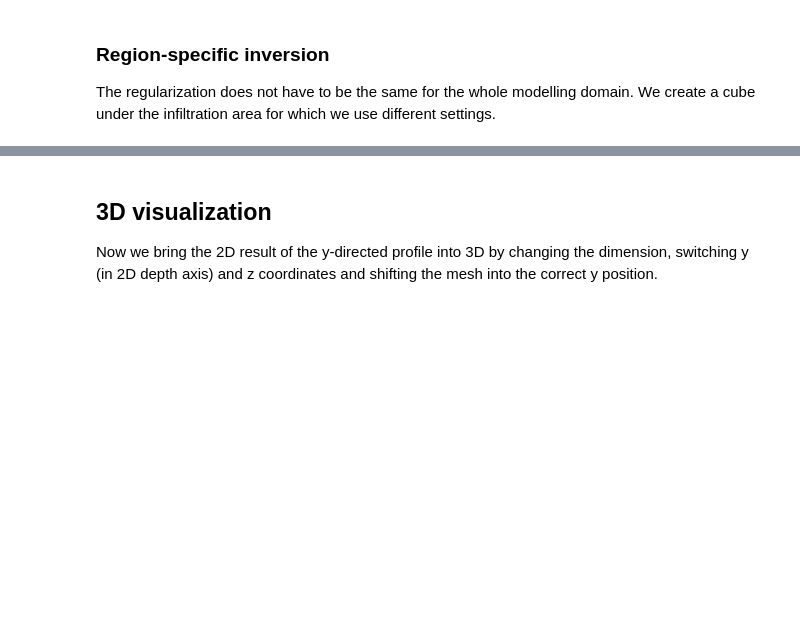
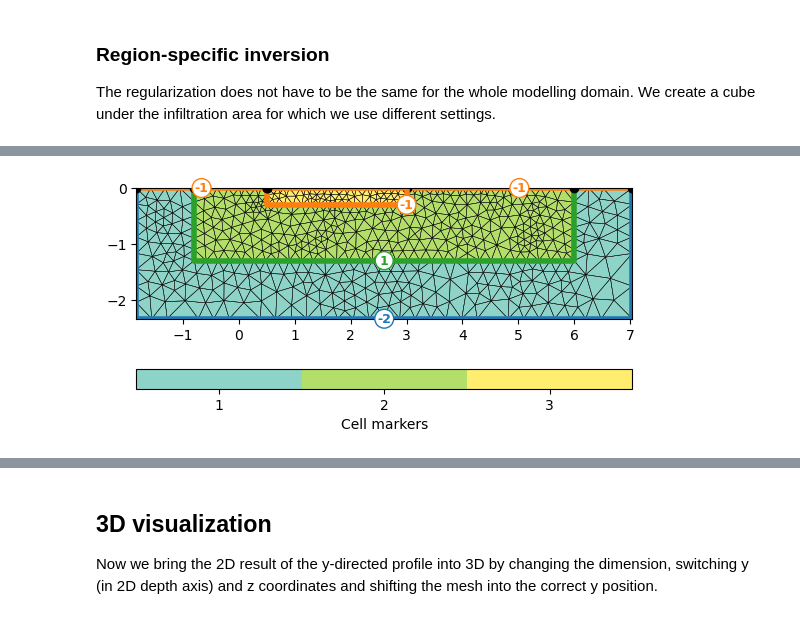
Before and after one commit to gimli-org/SEGwebinar, a Jupyter notebook: data/mulda/story.ipynb, the cells around one changed output, grey strips where cells are left out. Saved outputs shown, nothing was run; the diff lists cells and outputs as text; code cells hidden in the pictures; blank space fills up the shorter version.

```diff
--- a/data/mulda/story.ipynb
+++ b/data/mulda/story.ipynb
@@ -339,0 +357,5 @@ TODO
+# %%
+mesh = mt.createMesh(plc+cube, quality=34.4, smooth=True)
+pg.show(mesh, markers=True, showMesh=True);
+mgr.setMesh(mesh)
+# %% [output]
@@ -339,0 +364 @@ TODO
+[figure, added]
```
Also changed, not shown: parts of 53 cells of this notebook.
